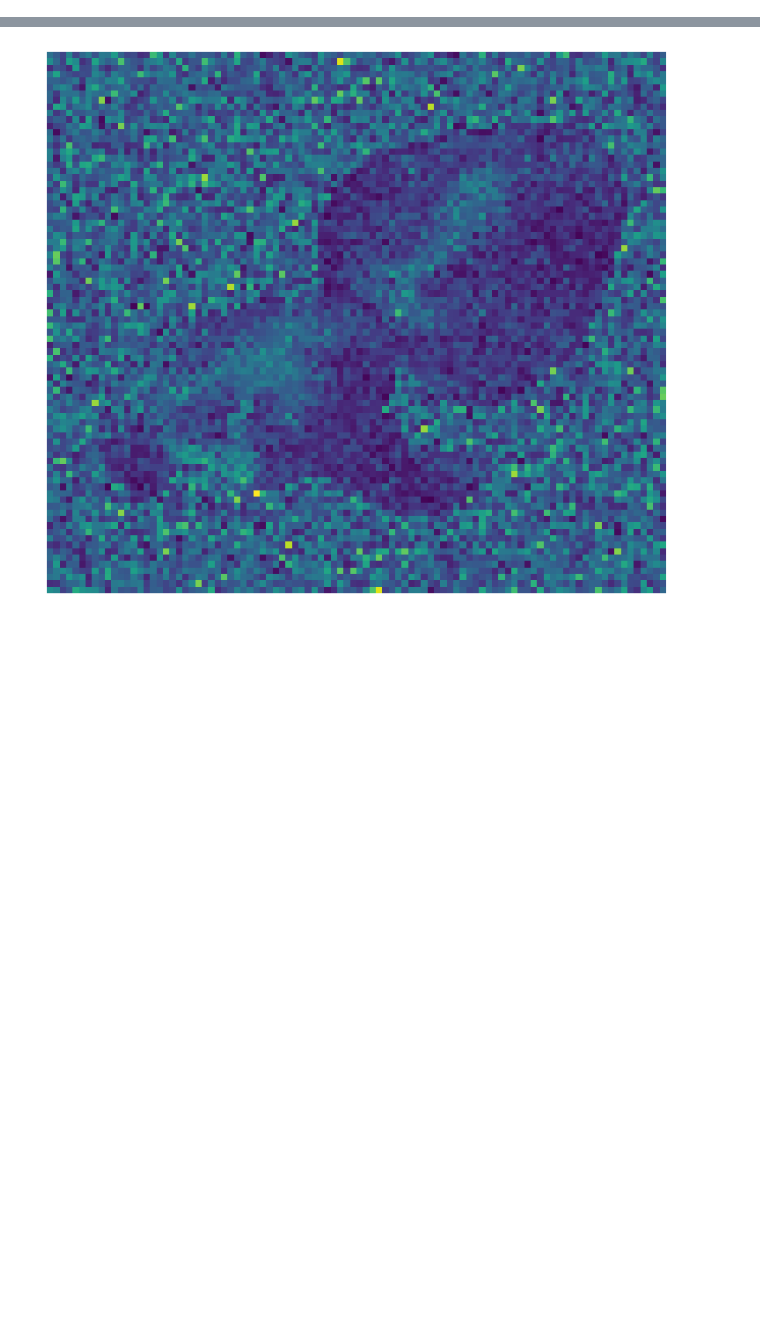
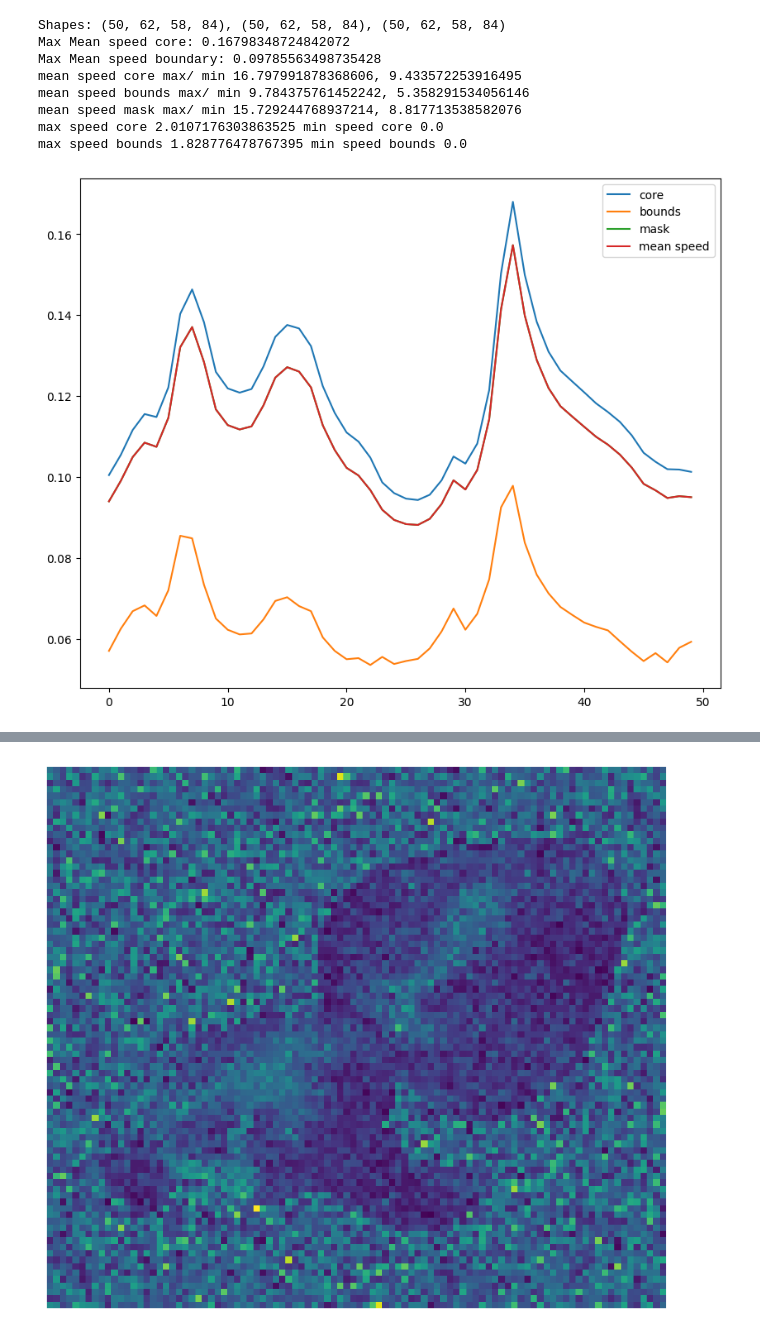
Before and after one commit to PiaaCaa/4DFlowNet, a Jupyter notebook: src/test_file.ipynb, the cells around one changed output, grey strips where cells are left out. Cells and saved outputs as stored; diff of their text form; code cells hidden in the pictures; blank space fills up the shorter version.

```diff
--- a/src/test_file.ipynb
+++ b/src/test_file.ipynb
@@ -122,0 +144,42 @@ plt.tight_layout()
+# %%
+bounds, core = get_boundaries(data_original['mask'])
+speed_data_original = np.sqrt(data_original['u']**2 + data_original['v']**2 + data_original['w']**2)
+data_original['speed'] = np.sqrt(data_original['u']**2 + data_original['v']**2 + data_original['w']**2)
+print(f'Shapes: {bounds.shape}, {core.shape}, {speed.shape}')
+
+# print(f'sum core: {np.sum(core, axis=(1, 2, 3))}, sum bounds: {np.sum(bounds, axis = (1, 2, 3))}')
+
+# print(f'Mean speed core: {np.mean(speed, axis=(1, 2, 3), where=core.astype(bool))}')
+# print(f'Mean speed boundary: {np.mean(speed, axis=(1, 2, 3), where=bounds.astype(bool))}')
+
+print(f'Max Mean speed core: {np.max(np.mean(speed_data_original, axis=(1, 2, 3), where=core.astype(bool)))}')
+print(f'Max Mean speed boundary: {np.max(np.mean(speed_data_original, axis=(1, 2, 3), where=bounds.astype(bool)))}')
+
+mean_speed = calculate_mean_speed(data_original['u'], data_original['v'], data_original['w'], data_original['mask'])
+
+plt.plot(np.mean(speed_data_original, axis=(1, 2, 3), where=core.astype(bool)), label='core')
+plt.plot(np.mean(speed_data_original, axis=(1, 2, 3), where=bounds.astype(bool)), label='bounds')
+plt.plot(np.mean(speed_data_original, axis=(1, 2, 3), where=data_original['mask'].astype(bool)), label='mask')
+plt.plot(mean_speed/100, label='mean speed')
+plt.legend()
+
+mask_bool = data_original['mask'].astype(bool)
+mask = data_original['mask'].copy()
+
+# print(f'difference mean speed caluclations: {np.mean(speed_data_original, axis=(1, 2, 3), where=mask_bool)- mean_speed/100}')
+print(f'mean speed core max/ min {np.max(calculate_mean_speed(data_original["u"], data_original["v"], data_original["w"], core))}, {np.min(calculate_mean_speed(data_original["u"], data_original["v"], data_original["w"], core))}')
+print(f'mean speed bounds max/ min {np.max(calculate_mean_speed(data_original["u"], data_original["v"], data_original["w"], bounds))}, {np.min(calculate_mean_speed(data_original["u"], data_original["v"], data_original["w"], bounds))}')
+print(f'mean speed mask max/ min {np.max(calculate_mean_speed(data_original["u"], data_original["v"], data_original["w"], mask))}, {np.min(calculate_mean_speed(data_original["u"], data_original["v"], data_original["w"], mask))}')
+
+print(f'max speed core {np.multiply(speed_data_original, core).max()} min speed core {np.multiply(speed_data_original, core).min()}')
+print(f'max speed bounds {np.multiply(speed_data_original, bounds).max()} min speed bounds {np.multiply(speed_data_original, bounds).min()}')
+# %% [output]
+Shapes: (50, 62, 58, 84), (50, 62, 58, 84), (50, 62, 58, 84)
+Max Mean speed core: 0.16798348724842072
+Max Mean speed boundary: 0.09785563498735428
+mean speed core max/ min 16.797991878368606, 9.433572253916495
+mean speed bounds max/ min 9.784375761452242, 5.358291534056146
+mean speed mask max/ min 15.729244768937214, 8.817713538582076
+max speed core 2.0107176303863525 min speed core 0.0
+max speed bounds 1.828776478767395 min speed bounds 0.0
+[figure, added]
```
Also changed, not shown: parts of 10 cells of this notebook, 6 other files.
